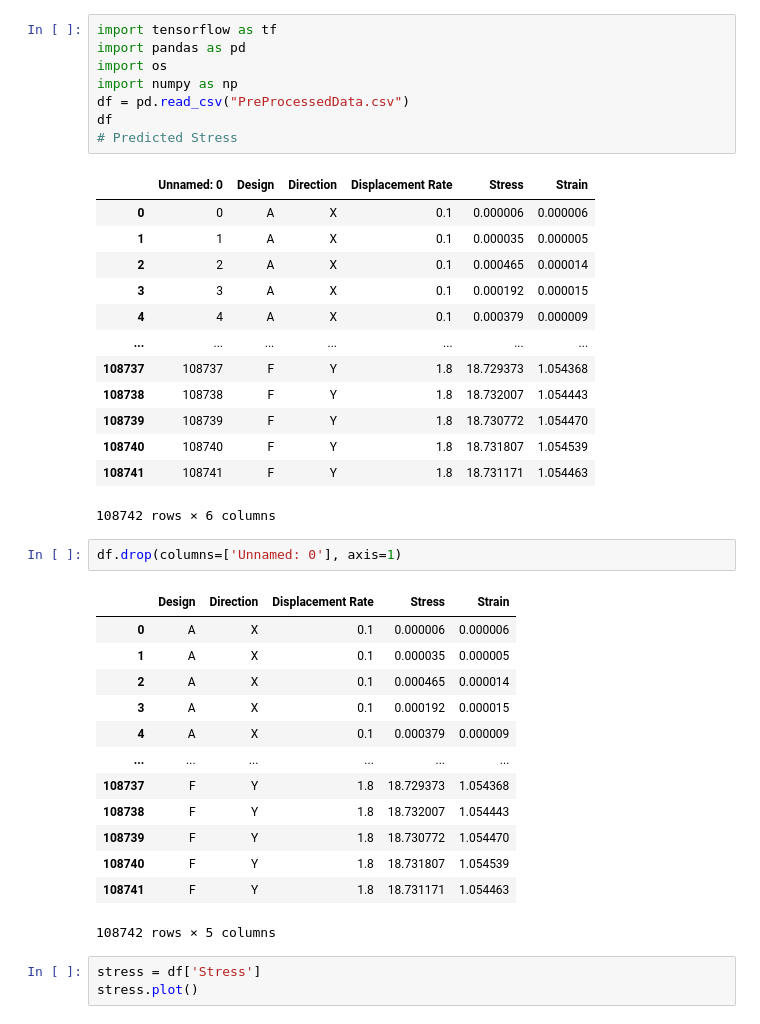
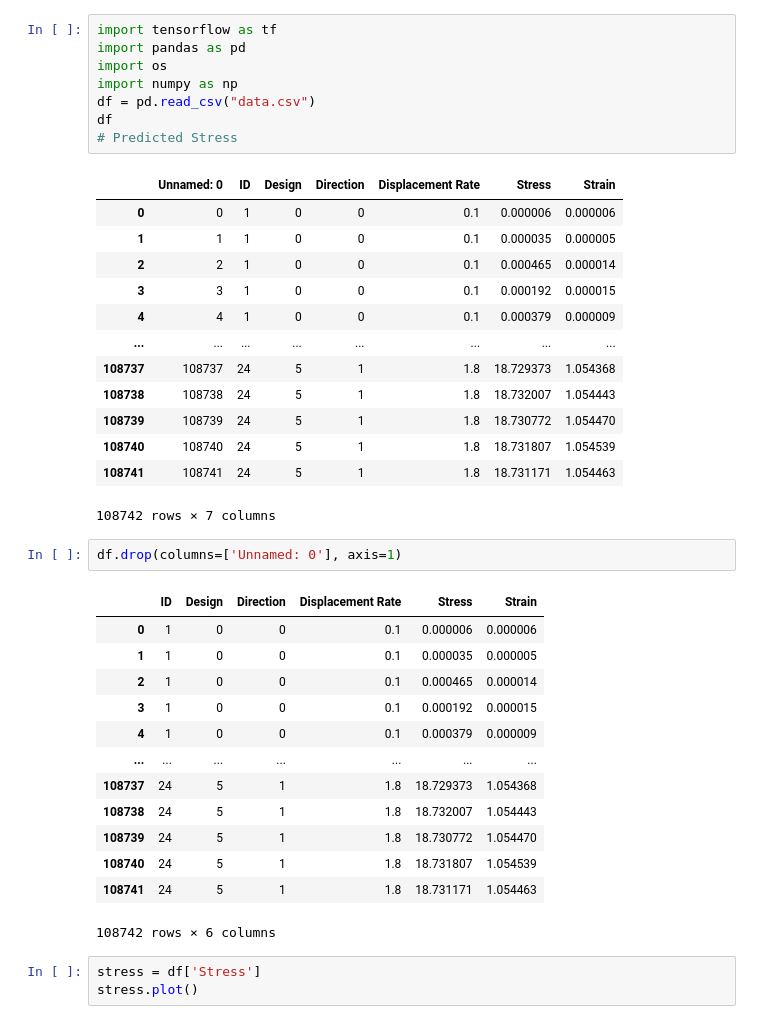
Before and after one commit to Aalajlan6/Afkhami-Data-Usage, a Jupyter notebook: LSTM attempt.ipynb, the cells around one changed output. Cells and saved outputs as stored; diff of their text form.

```diff
--- a/LSTM attempt.ipynb
+++ b/LSTM attempt.ipynb
@@ -1,41 +1,41 @@
 # %%
 import tensorflow as tf
 import pandas as pd
 import os
 import numpy as np
-df = pd.read_csv("PreProcessedData.csv")
+df = pd.read_csv("data.csv")
 df
 # Predicted Stress
 # %% [output]
-|  | Unnamed: 0 | Design | Direction | Displacement Rate | Stress | Strain |
-| 0 | 0 | A | X | 0.1 | 0.000006 | 0.000006 |
-| 1 | 1 | A | X | 0.1 | 0.000035 | 0.000005 |
-| 2 | 2 | A | X | 0.1 | 0.000465 | 0.000014 |
-| 3 | 3 | A | X | 0.1 | 0.000192 | 0.000015 |
-| 4 | 4 | A | X | 0.1 | 0.000379 | 0.000009 |
-| ... | ... | ... | ... | ... | ... | ... |
-| 108737 | 108737 | F | Y | 1.8 | 18.729373 | 1.054368 |
-| 108738 | 108738 | F | Y | 1.8 | 18.732007 | 1.054443 |
-| 108739 | 108739 | F | Y | 1.8 | 18.730772 | 1.054470 |
-| 108740 | 108740 | F | Y | 1.8 | 18.731807 | 1.054539 |
-| 108741 | 108741 | F | Y | 1.8 | 18.731171 | 1.054463 |
+|  | Unnamed: 0 | ID | Design | Direction | Displacement Rate | Stress | Strain |
+| 0 | 0 | 1 | 0 | 0 | 0.1 | 0.000006 | 0.000006 |
+| 1 | 1 | 1 | 0 | 0 | 0.1 | 0.000035 | 0.000005 |
+| 2 | 2 | 1 | 0 | 0 | 0.1 | 0.000465 | 0.000014 |
+| 3 | 3 | 1 | 0 | 0 | 0.1 | 0.000192 | 0.000015 |
+| 4 | 4 | 1 | 0 | 0 | 0.1 | 0.000379 | 0.000009 |
+| ... | ... | ... | ... | ... | ... | ... | ... |
+| 108737 | 108737 | 24 | 5 | 1 | 1.8 | 18.729373 | 1.054368 |
+| 108738 | 108738 | 24 | 5 | 1 | 1.8 | 18.732007 | 1.054443 |
+| 108739 | 108739 | 24 | 5 | 1 | 1.8 | 18.730772 | 1.054470 |
+| 108740 | 108740 | 24 | 5 | 1 | 1.8 | 18.731807 | 1.054539 |
+| 108741 | 108741 | 24 | 5 | 1 | 1.8 | 18.731171 | 1.054463 |
-108742 rows × 6 columns
+108742 rows × 7 columns
 # %%
 df.drop(columns=['Unnamed: 0'], axis=1)
 # %% [output]
-|  | Design | Direction | Displacement Rate | Stress | Strain |
-| 0 | A | X | 0.1 | 0.000006 | 0.000006 |
-| 1 | A | X | 0.1 | 0.000035 | 0.000005 |
-| 2 | A | X | 0.1 | 0.000465 | 0.000014 |
-| 3 | A | X | 0.1 | 0.000192 | 0.000015 |
-| 4 | A | X | 0.1 | 0.000379 | 0.000009 |
-| ... | ... | ... | ... | ... | ... |
-| 108737 | F | Y | 1.8 | 18.729373 | 1.054368 |
-| 108738 | F | Y | 1.8 | 18.732007 | 1.054443 |
-| 108739 | F | Y | 1.8 | 18.730772 | 1.054470 |
-| 108740 | F | Y | 1.8 | 18.731807 | 1.054539 |
-| 108741 | F | Y | 1.8 | 18.731171 | 1.054463 |
+|  | ID | Design | Direction | Displacement Rate | Stress | Strain |
+| 0 | 1 | 0 | 0 | 0.1 | 0.000006 | 0.000006 |
+| 1 | 1 | 0 | 0 | 0.1 | 0.000035 | 0.000005 |
+| 2 | 1 | 0 | 0 | 0.1 | 0.000465 | 0.000014 |
+| 3 | 1 | 0 | 0 | 0.1 | 0.000192 | 0.000015 |
+| 4 | 1 | 0 | 0 | 0.1 | 0.000379 | 0.000009 |
+| ... | ... | ... | ... | ... | ... | ... |
+| 108737 | 24 | 5 | 1 | 1.8 | 18.729373 | 1.054368 |
+| 108738 | 24 | 5 | 1 | 1.8 | 18.732007 | 1.054443 |
+| 108739 | 24 | 5 | 1 | 1.8 | 18.730772 | 1.054470 |
+| 108740 | 24 | 5 | 1 | 1.8 | 18.731807 | 1.054539 |
+| 108741 | 24 | 5 | 1 | 1.8 | 18.731171 | 1.054463 |
-108742 rows × 5 columns
+108742 rows × 6 columns
 # %%
 stress = df['Stress']
 stress.plot()
```
Also changed, not shown: parts of 8 cells of this notebook, 5 other files.
